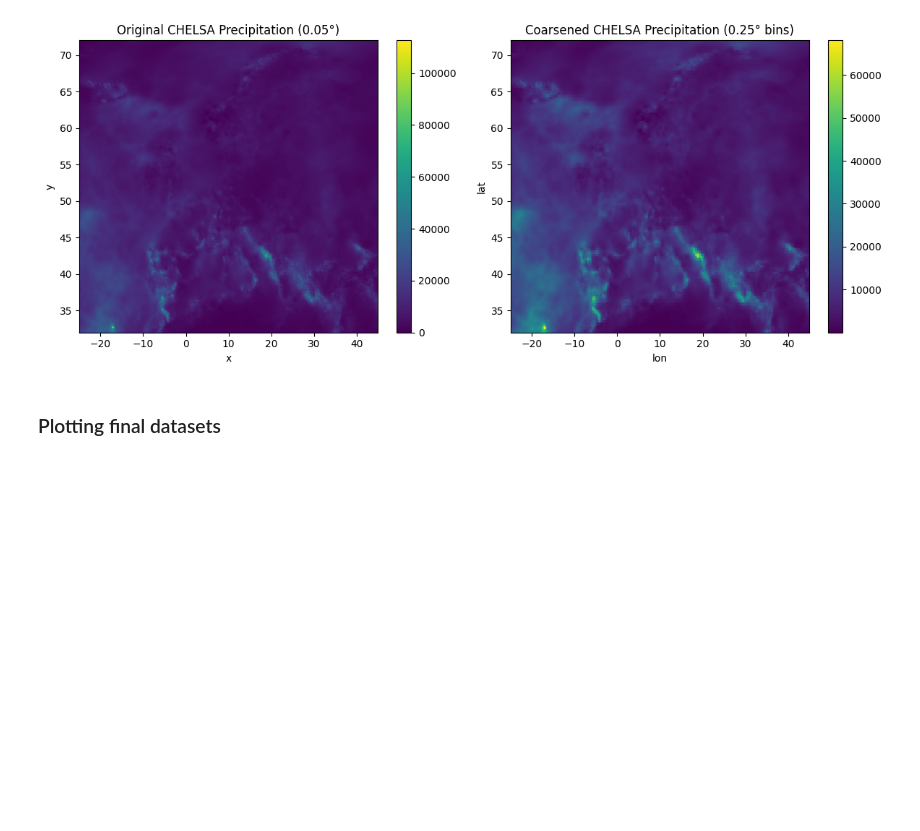
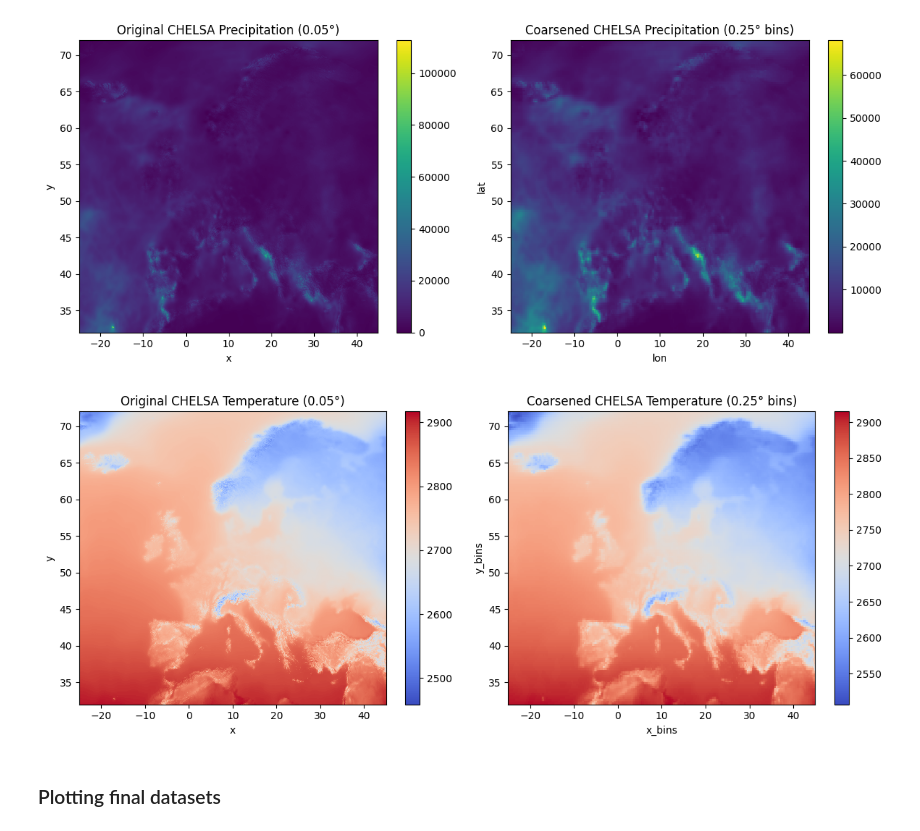
Before and after one commit to BioDT/bfm-finetune, a Jupyter notebook: notebooks/chelsa_2010_tas_pr.ipynb, the cells around one changed output. Cells and saved outputs as stored; diff of their text form; code cells hidden in the pictures; blank space fills up the shorter version.

Commit message:
chelsa notebook added

```diff
--- a/notebooks/chelsa_2010_tas_pr.ipynb
+++ b/notebooks/chelsa_2010_tas_pr.ipynb
@@ -64,6 +64,29 @@ plt.tight_layout()
 plt.show()
 # %% [output]
 [figure]
+# %%
+# Spatial crop before plotting
+tas_roi = tas_xr.sel(
+    y=slice(LAT_END, LAT_START),  # descending order for latitude
+    x=slice(LON_START, LON_END)
+)
+
+# Plot original CHELSA temperature
+plt.figure(figsize=(12, 5))
+
+plt.subplot(1, 2, 1)
+tas_roi.plot(cmap="coolwarm")
+plt.title("Original CHELSA Temperature (0.05°)")
+
+# Plot grouped (coarsened) temperature
+plt.subplot(1, 2, 2)
+tas_xr_coarse.plot(cmap="coolwarm")
+plt.title("Coarsened CHELSA Temperature (0.25° bins)")
+
+plt.tight_layout()
+plt.show()
+# %% [output]
+[figure, added]
 # %% [markdown]
 ### Plotting final datasets
 # %%
```
